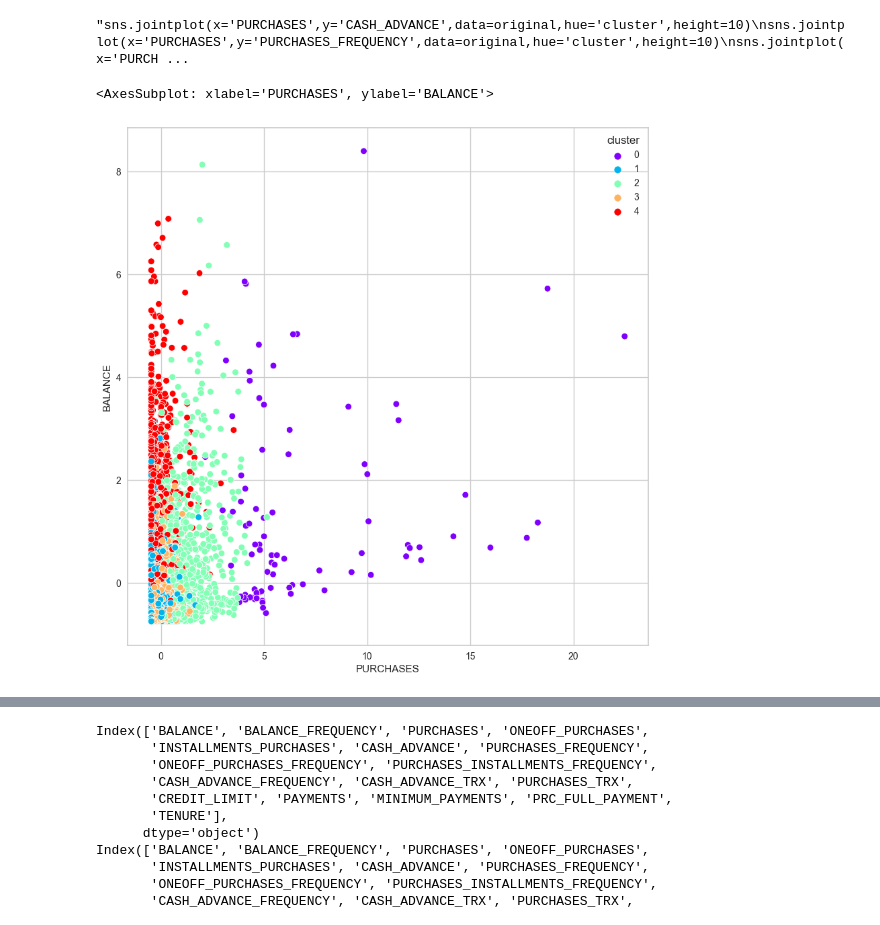
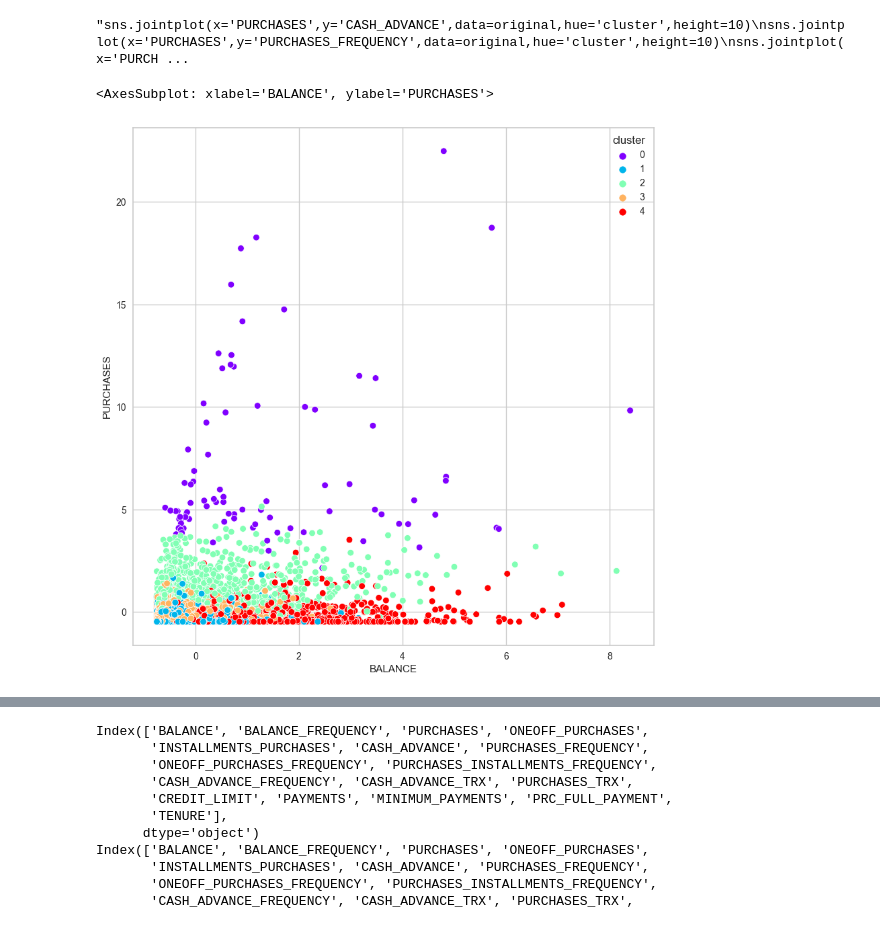
Before and after one commit to Enzo-hmdy/Tp3_Machine_learning_UQAC, a Jupyter notebook: clustering.ipynb, the cells around one changed output, grey strips where cells are left out. Cells and saved outputs as stored; diff of their text form; code cells hidden in the pictures.

```diff
--- a/clustering.ipynb
+++ b/clustering.ipynb
@@ -267,7 +267,7 @@ sns.jointplot(x='PURCHASES',y='BALANCE',data=original,hue='cluster',height=10)
 # %%
 # plot PUushar vs balance with cloud of points and color for each cluster
 plt.figure(figsize=(10,10))
-sns.scatterplot(x='PURCHASES',y='BALANCE',data=original,hue='cluster',palette='rainbow')
+sns.scatterplot(x='BALANCE',y='PURCHASES',data=original,hue='cluster',palette='rainbow')
 # %% [output]
-<AxesSubplot: xlabel='PURCHASES', ylabel='BALANCE'>
+<AxesSubplot: xlabel='BALANCE', ylabel='PURCHASES'>
-[figure, old version]
+[figure, new version]
```
Also changed, not shown: parts of 9 cells of this notebook, 1 other file.
